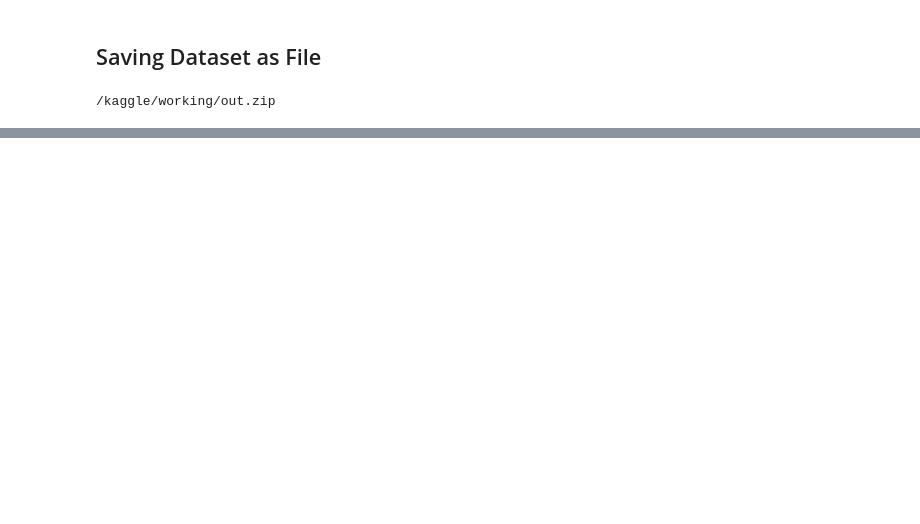
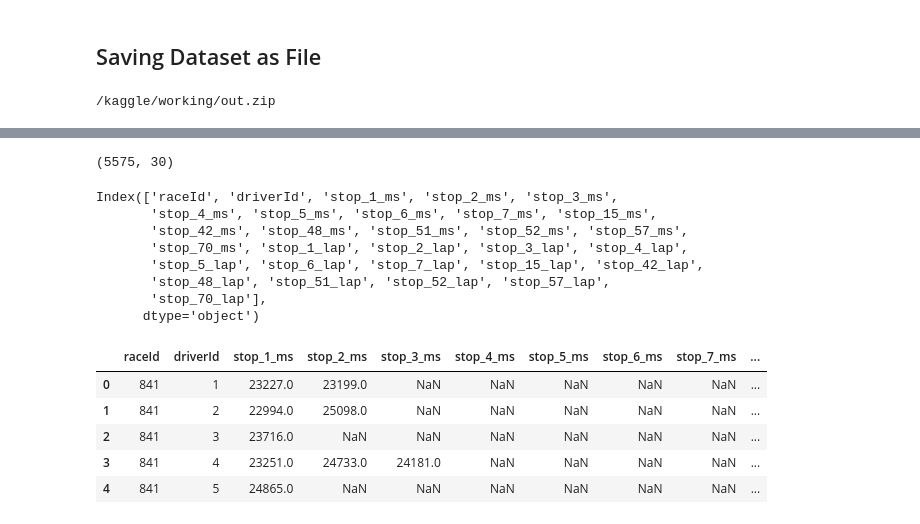
Before and after one commit to Rajveermathur/F1_Hackathon, a Jupyter notebook: f1-hackathon.ipynb, the cells around one changed output, grey strips where cells are left out. Cells and saved outputs as stored; diff of their text form; code cells hidden in the pictures; blank space fills up the shorter version.

```diff
--- a/f1-hackathon.ipynb
+++ b/f1-hackathon.ipynb
@@ -221,0 +318,35 @@ download_file('dataset.csv', 'out')
+# %%
+# Pivot milliseconds
+stop_ms = df7.pivot(index=['raceId', 'driverId'], columns='stop', values='milliseconds')
+stop_ms.columns = [f'stop_{int(col)}_ms' for col in stop_ms.columns]
+
+# Pivot lap numbers
+stop_laps = df7.pivot(index=['raceId', 'driverId'], columns='stop', values='lap')
+stop_laps.columns = [f'stop_{int(col)}_lap' for col in stop_laps.columns]
+
+# Combine both into one wide-format DataFrame
+df_pitstops_wide = pd.concat([stop_ms, stop_laps], axis=1).reset_index()
+
+# View result
+print(df_pitstops_wide.shape)
+# %% [output]
+(5575, 30)
+# %%
+# print(df_pitstops_wide.shape)
+print(df_pitstops_wide.columns)
+df_pitstops_wide.head()
+# %% [output]
+Index(['raceId', 'driverId', 'stop_1_ms', 'stop_2_ms', 'stop_3_ms',
+       'stop_4_ms', 'stop_5_ms', 'stop_6_ms', 'stop_7_ms', 'stop_15_ms',
+       'stop_42_ms', 'stop_48_ms', 'stop_51_ms', 'stop_52_ms', 'stop_57_ms',
+       'stop_70_ms', 'stop_1_lap', 'stop_2_lap', 'stop_3_lap', 'stop_4_lap',
+       'stop_5_lap', 'stop_6_lap', 'stop_7_lap', 'stop_15_lap', 'stop_42_lap',
+       'stop_48_lap', 'stop_51_lap', 'stop_52_lap', 'stop_57_lap',
+       'stop_70_lap'],
+      dtype='object')
+|  | raceId | driverId | stop_1_ms | stop_2_ms | stop_3_ms | stop_4_ms | stop_5_ms | stop_6_ms | stop_7_ms | ... |
+| 0 | 841 | 1 | 23227.0 | 23199.0 | NaN | NaN | NaN | NaN | NaN | ... |
+| 1 | 841 | 2 | 22994.0 | 25098.0 | NaN | NaN | NaN | NaN | NaN | ... |
+| 2 | 841 | 3 | 23716.0 | NaN | NaN | NaN | NaN | NaN | NaN | ... |
+| 3 | 841 | 4 | 23251.0 | 24733.0 | 24181.0 | NaN | NaN | NaN | NaN | ... |
+| 4 | 841 | 5 | 24865.0 | NaN | NaN | NaN | NaN | NaN | NaN | ... |
```
Also changed, not shown: parts of 25 cells of this notebook.
